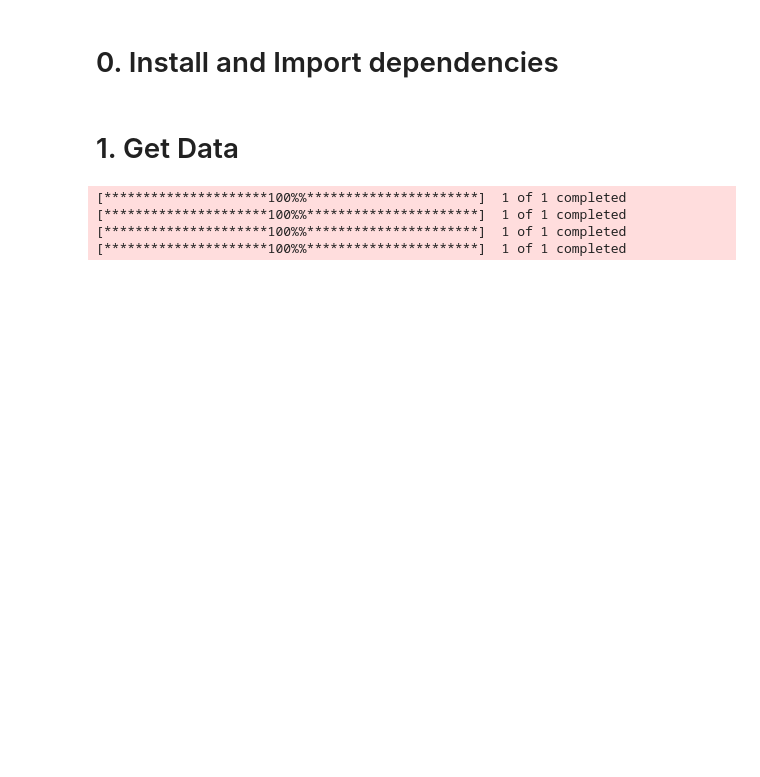
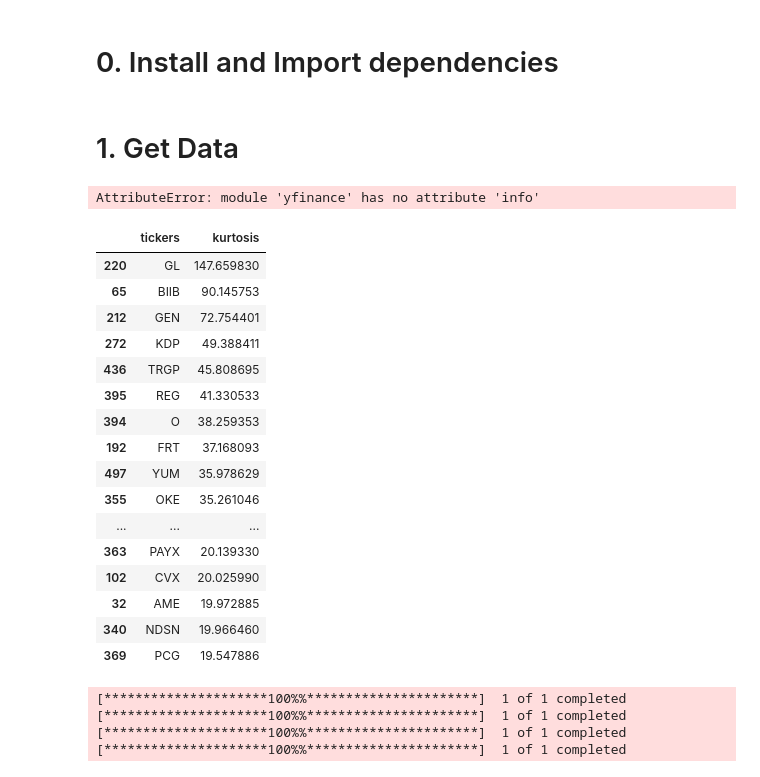
Before and after one commit to ChopinNo3Op9/RL-Based-Gym-Trading, a Jupyter notebook: customized_signals/custom_signals_main.ipynb, the cells around one changed output. Saved outputs shown, nothing was run; the diff lists cells and outputs as text; code cells hidden in the pictures; blank space fills up the shorter version.

```diff
--- a/customized_signals/custom_signals_main.ipynb
+++ b/customized_signals/custom_signals_main.ipynb
@@ -42,0 +82,24 @@ sma_period = 10
+# %%
+yf.info('MSFT')
+# %% [output]
+AttributeError: module 'yfinance' has no attribute 'info'
+# %%
+fortune500_df.sort_values(by='kurtosis', ascending=False).head(50)
+# %% [output]
+|  | tickers | kurtosis |
+| 220 | GL | 147.659830 |
+| 65 | BIIB | 90.145753 |
+| 212 | GEN | 72.754401 |
+| 272 | KDP | 49.388411 |
+| 436 | TRGP | 45.808695 |
+| 395 | REG | 41.330533 |
+| 394 | O | 38.259353 |
+| 192 | FRT | 37.168093 |
+| 497 | YUM | 35.978629 |
+| 355 | OKE | 35.261046 |
+| ... | ... | ... |
+| 363 | PAYX | 20.139330 |
+| 102 | CVX | 20.025990 |
+| 32 | AME | 19.972885 |
+| 340 | NDSN | 19.966460 |
+| 369 | PCG | 19.547886 |
```
Also changed, not shown: parts of 3 cells of this notebook, 3 other files.
